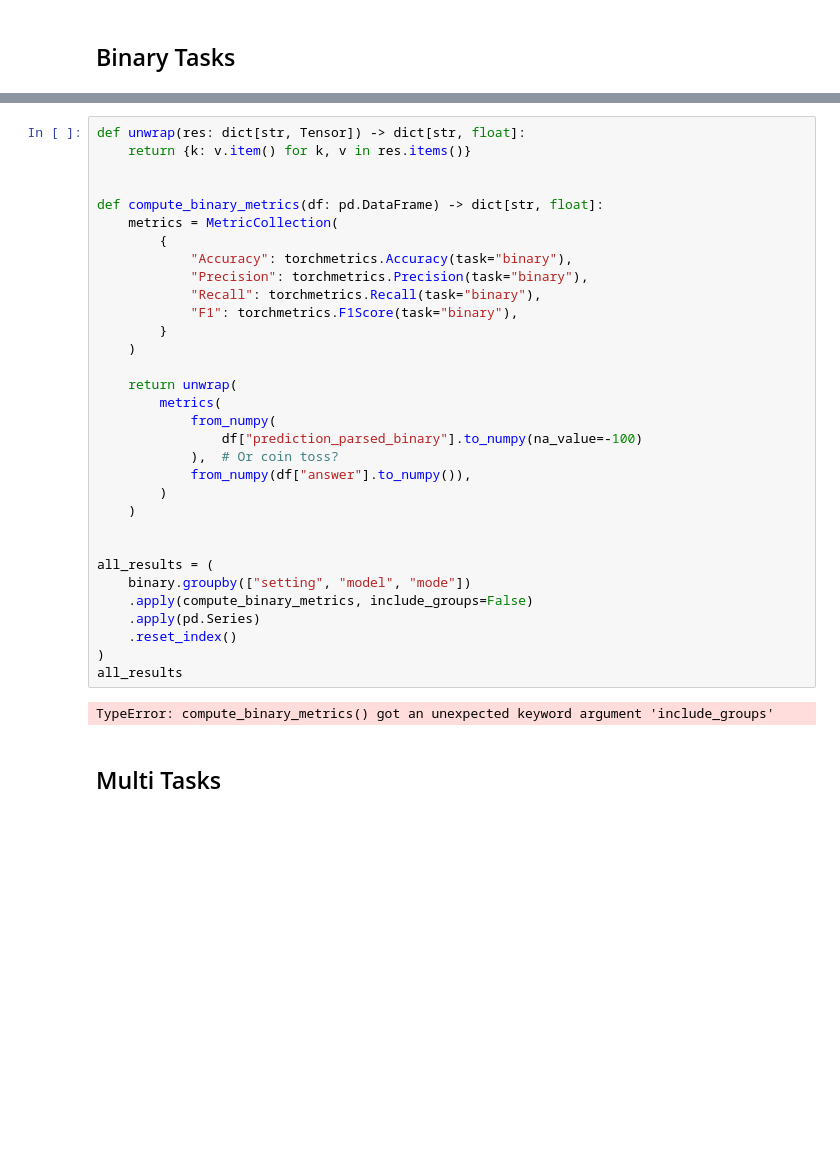
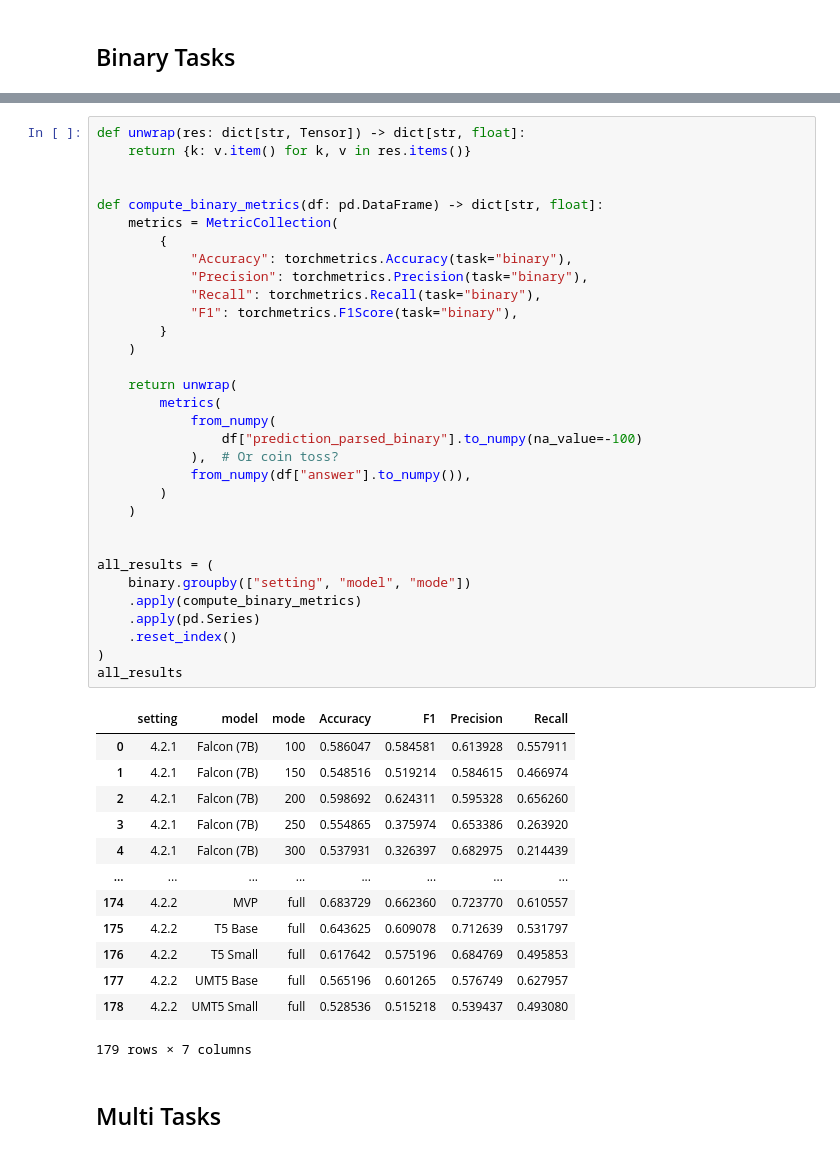
Before and after one commit to felixdivo/quants-eval, a Jupyter notebook: eval-all/Compute-Metrics.ipynb, the cells around one changed output, grey strips where cells are left out. Saved outputs shown, nothing was run; the diff lists cells and outputs as text; blank space fills up the shorter version.

```diff
--- a/eval-all/Compute-Metrics.ipynb
+++ b/eval-all/Compute-Metrics.ipynb
@@ -61,35 +61,47 @@ def unwrap(res: dict[str, Tensor]) -> dict[str, float]:
     return {k: v.item() for k, v in res.items()}
 
 
 def compute_binary_metrics(df: pd.DataFrame) -> dict[str, float]:
     metrics = MetricCollection(
         {
             "Accuracy": torchmetrics.Accuracy(task="binary"),
             "Precision": torchmetrics.Precision(task="binary"),
             "Recall": torchmetrics.Recall(task="binary"),
             "F1": torchmetrics.F1Score(task="binary"),
         }
     )
 
     return unwrap(
         metrics(
             from_numpy(
                 df["prediction_parsed_binary"].to_numpy(na_value=-100)
             ),  # Or coin toss?
             from_numpy(df["answer"].to_numpy()),
         )
     )
 
 
 all_results = (
     binary.groupby(["setting", "model", "mode"])
-    .apply(compute_binary_metrics, include_groups=False)
+    .apply(compute_binary_metrics)
     .apply(pd.Series)
     .reset_index()
 )
 all_results
 # %% [output]
+|  | setting | model | mode | Accuracy | F1 | Precision | Recall |
+| 0 | 4.2.1 | Falcon (7B) | 100 | 0.586047 | 0.584581 | 0.613928 | 0.557911 |
+| 1 | 4.2.1 | Falcon (7B) | 150 | 0.548516 | 0.519214 | 0.584615 | 0.466974 |
+| 2 | 4.2.1 | Falcon (7B) | 200 | 0.598692 | 0.624311 | 0.595328 | 0.656260 |
+| 3 | 4.2.1 | Falcon (7B) | 250 | 0.554865 | 0.375974 | 0.653386 | 0.263920 |
+| 4 | 4.2.1 | Falcon (7B) | 300 | 0.537931 | 0.326397 | 0.682975 | 0.214439 |
+| ... | ... | ... | ... | ... | ... | ... | ... |
+| 174 | 4.2.2 | MVP | full | 0.683729 | 0.662360 | 0.723770 | 0.610557 |
+| 175 | 4.2.2 | T5 Base | full | 0.643625 | 0.609078 | 0.712639 | 0.531797 |
+| 176 | 4.2.2 | T5 Small | full | 0.617642 | 0.575196 | 0.684769 | 0.495853 |
+| 177 | 4.2.2 | UMT5 Base | full | 0.565196 | 0.601265 | 0.576749 | 0.627957 |
+| 178 | 4.2.2 | UMT5 Small | full | 0.528536 | 0.515218 | 0.539437 | 0.493080 |
-TypeError: compute_binary_metrics() got an unexpected keyword argument 'include_groups'
+179 rows × 7 columns
 # %% [markdown]
 ## Multi Tasks
 # %%
```
Also changed, not shown: parts of 5 cells of this notebook, 3 other files.
